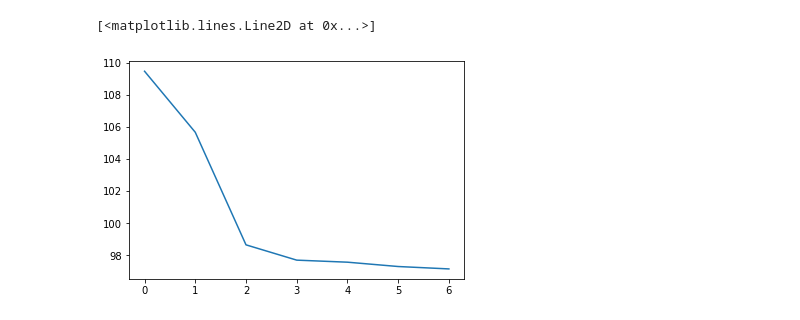
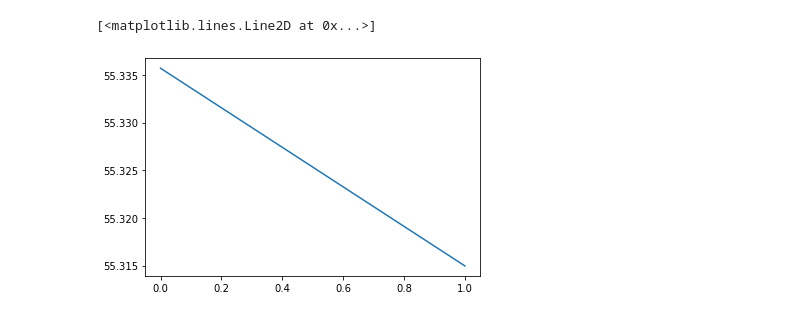
Before and after one commit to Silas-X/CVandImageProcessingLesson, a Jupyter notebook: Assignments1/ClusterOfIrisKmeans.ipynb, the cells around one changed output. Drawn from its saved outputs; the diff is of its cells as text; code cells hidden in the pictures.

Commit message:
Add comparision with sklearn Kmeans method

```diff
--- a/Assignments1/ClusterOfIrisKmeans.ipynb
+++ b/Assignments1/ClusterOfIrisKmeans.ipynb
@@ -7,6 +26,8 @@ import logging
 # %%
 dataset=load_iris(return_X_y=True)
-features=dataset[0]
+# features=dataset[0]
+features=dataset[0][:,2:4]
+# features=dataset[0][:,:2]
 label=dataset[1]
 # %%
 def TotalCost(data,clusters,centroids):
@@ -22,23 +43,27 @@ def GetClusters(data,centroids):
         cluster.append(np.where(clusterLabels==i)[0])
     return cluster
 # %%
-logging.basicConfig(level=logging.INFO,filename="kMeans.log",filemode="w")
-m=100 # start 100 times k-means with different initial points
+logging.basicConfig(level=logging.DEBUG,filename="kMeans.log",filemode="w")
+# m=100 # start 100 times k-means with different initial points
+m=2
 bestCentroids=None
 lowestCost=0x7FFFFFFF
 costList=[]
+clusterNumber=len(np.unique(label))
 lowestCostList=[]
 for i in range(m):
     logging.debug("Start "+str(i)+"th k-means")
-    centroids=KMeansAlgForIris(features,features.shape[0],len(np.unique(label)),maxSteps=10000,shuffle=False)
+    centroids=KMeansAlgForIris(features,features.shape[0],clusterNumber,maxSteps=100000,shuffle=False)
+    # centroids=KMeansAlgForIris(features,features.shape[0],4,maxSteps=100000,shuffle=False)
     logging.info(str(i+1)+"/"+str(m)+" iteration, Total cost: "+str(TotalCost(features,GetClusters(features,centroids),centroids)))
     costList.append(TotalCost(features,GetClusters(features,centroids),centroids))
     if costList[-1]<lowestCost:
         bestCentroids=centroids
         lowestCost=costList[-1]
         lowestCostList.append(lowestCost)
+    # VisualizationInOneGraph(features,bestCentroids)
 # plt.plot(costList)
 plt.plot(lowestCostList)
 # %% [output]
 [<matplotlib.lines.Line2D at 0x...>]
-[figure, old version]
+[figure, new version]
```
Also changed, not shown: parts of 10 cells of this notebook.
